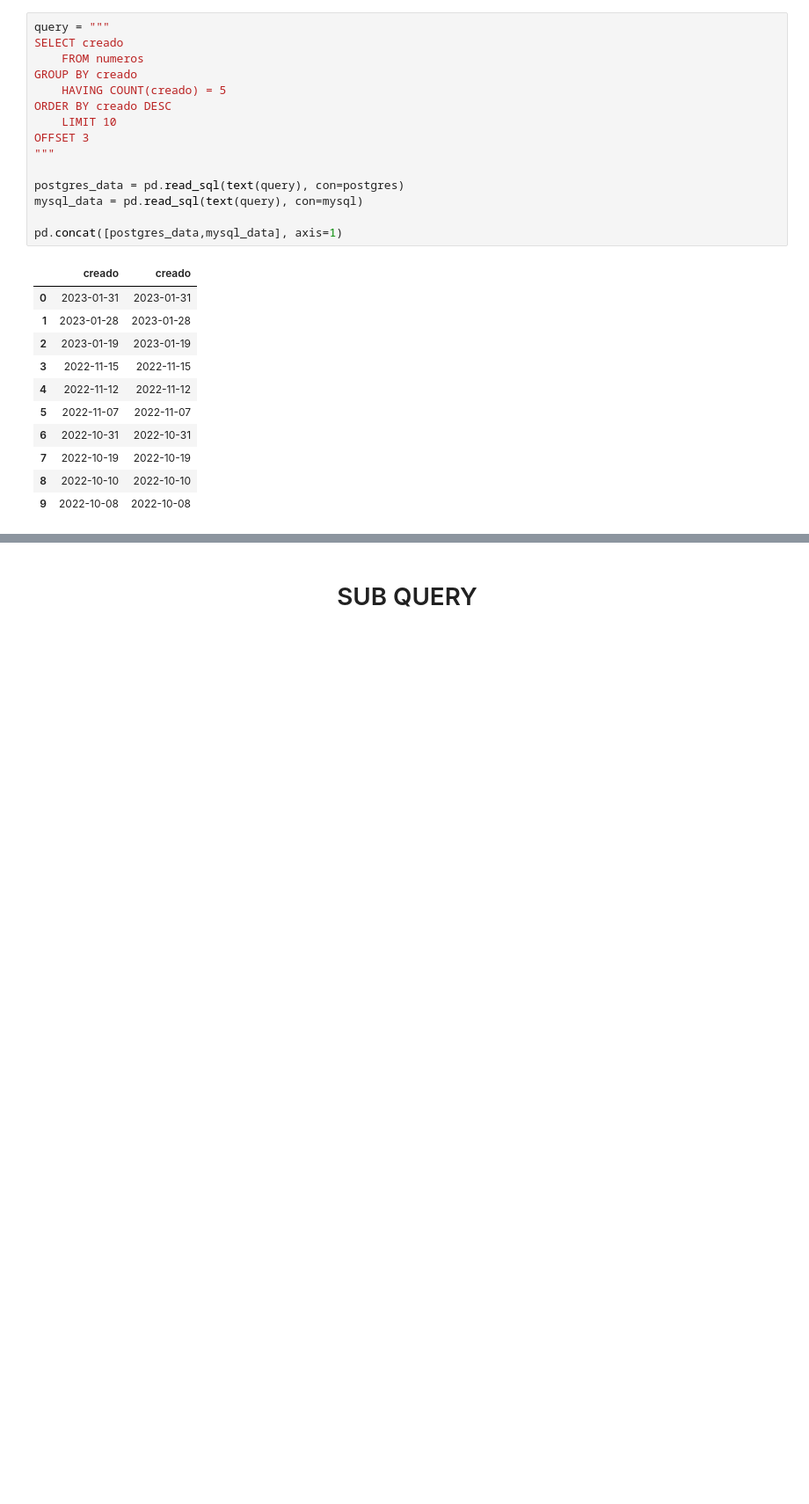
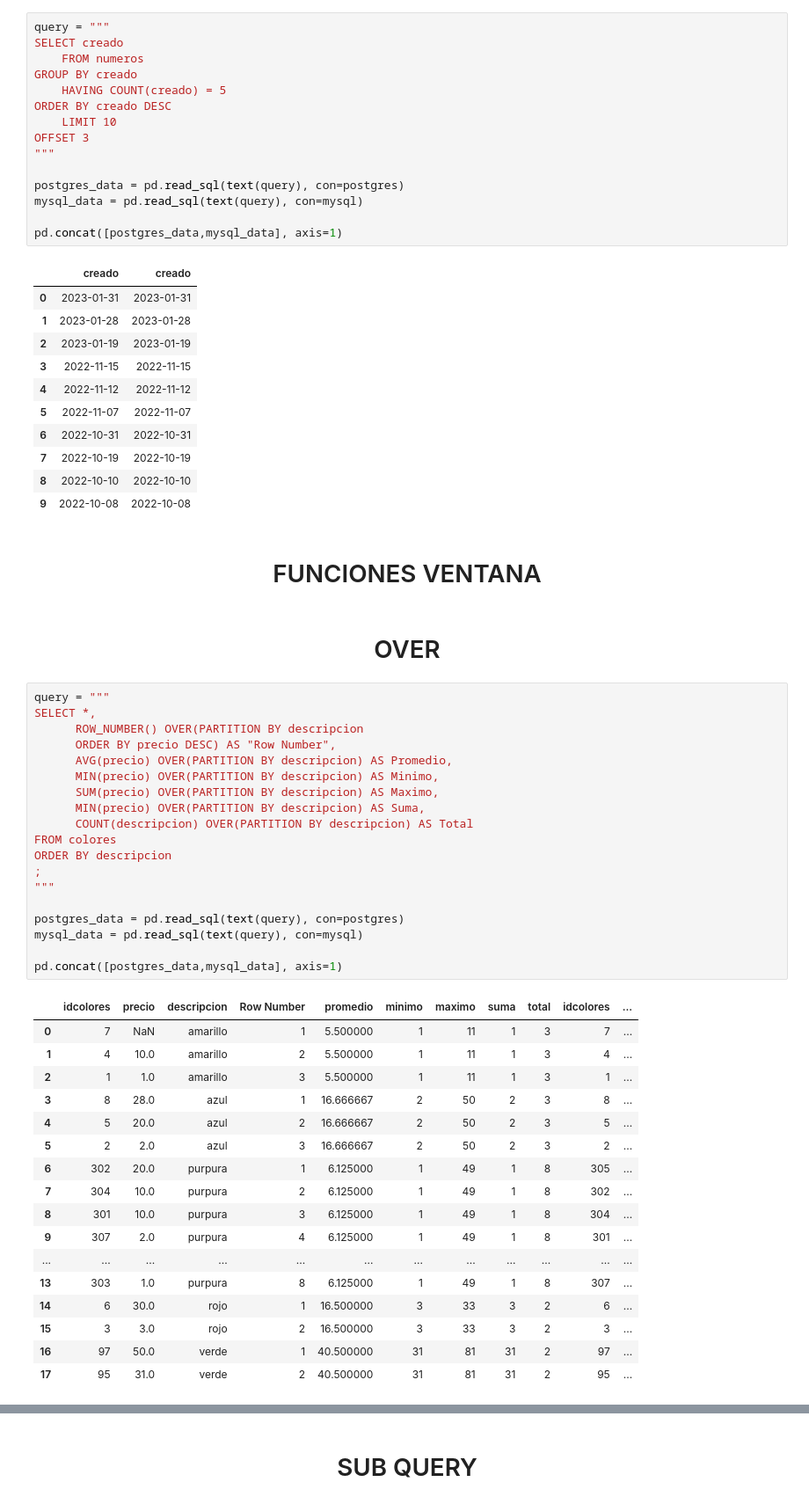
Before and after one commit to JorgeCardona/skills, a Jupyter notebook: Python/DB/SQL_DML.ipynb, the cells around one changed output, grey strips where cells are left out. Shown at 88% size. Cells and saved outputs as stored; diff of their text form; blank space fills up the shorter version.

Commit message:
adicionado, funciones ventana y particiones

```diff
--- a/Python/DB/SQL_DML.ipynb
+++ b/Python/DB/SQL_DML.ipynb
@@ -1281,3 +1390,44 @@ pd.concat([postgres_data,mysql_data], axis=1)
 | 7 | 2022-10-19 | 2022-10-19 |
 | 8 | 2022-10-10 | 2022-10-10 |
 | 9 | 2022-10-08 | 2022-10-08 |
+# %% [markdown]
+# <center> FUNCIONES VENTANA</center>
+# %% [markdown]
+# <center>OVER</center>
+# %%
+query = """
+SELECT *,
+      ROW_NUMBER() OVER(PARTITION BY descripcion
+      ORDER BY precio DESC) AS "Row Number",
+      AVG(precio) OVER(PARTITION BY descripcion) AS Promedio,
+      MIN(precio) OVER(PARTITION BY descripcion) AS Minimo,
+      SUM(precio) OVER(PARTITION BY descripcion) AS Maximo,
+      MIN(precio) OVER(PARTITION BY descripcion) AS Suma,
+      COUNT(descripcion) OVER(PARTITION BY descripcion) AS Total
+FROM colores
+ORDER BY descripcion
+;
+"""
+
+postgres_data = pd.read_sql(text(query), con=postgres)
+mysql_data = pd.read_sql(text(query), con=mysql)
+
+pd.concat([postgres_data,mysql_data], axis=1)
+# %% [output]
+|  | idcolores | precio | descripcion | Row Number | promedio | minimo | maximo | suma | total | idcolores | ... |
+| 0 | 7 | NaN | amarillo | 1 | 5.500000 | 1 | 11 | 1 | 3 | 7 | ... |
+| 1 | 4 | 10.0 | amarillo | 2 | 5.500000 | 1 | 11 | 1 | 3 | 4 | ... |
+| 2 | 1 | 1.0 | amarillo | 3 | 5.500000 | 1 | 11 | 1 | 3 | 1 | ... |
+| 3 | 8 | 28.0 | azul | 1 | 16.666667 | 2 | 50 | 2 | 3 | 8 | ... |
+| 4 | 5 | 20.0 | azul | 2 | 16.666667 | 2 | 50 | 2 | 3 | 5 | ... |
+| 5 | 2 | 2.0 | azul | 3 | 16.666667 | 2 | 50 | 2 | 3 | 2 | ... |
+| 6 | 302 | 20.0 | purpura | 1 | 6.125000 | 1 | 49 | 1 | 8 | 305 | ... |
+| 7 | 304 | 10.0 | purpura | 2 | 6.125000 | 1 | 49 | 1 | 8 | 302 | ... |
+| 8 | 301 | 10.0 | purpura | 3 | 6.125000 | 1 | 49 | 1 | 8 | 304 | ... |
+| 9 | 307 | 2.0 | purpura | 4 | 6.125000 | 1 | 49 | 1 | 8 | 301 | ... |
+| ... | ... | ... | ... | ... | ... | ... | ... | ... | ... | ... | ... |
+| 13 | 303 | 1.0 | purpura | 8 | 6.125000 | 1 | 49 | 1 | 8 | 307 | ... |
+| 14 | 6 | 30.0 | rojo | 1 | 16.500000 | 3 | 33 | 3 | 2 | 6 | ... |
+| 15 | 3 | 3.0 | rojo | 2 | 16.500000 | 3 | 33 | 3 | 2 | 3 | ... |
+| 16 | 97 | 50.0 | verde | 1 | 40.500000 | 31 | 81 | 31 | 2 | 97 | ... |
+| 17 | 95 | 31.0 | verde | 2 | 40.500000 | 31 | 81 | 31 | 2 | 95 | ... |
```
Also changed, not shown: parts of 72 cells of this notebook.
